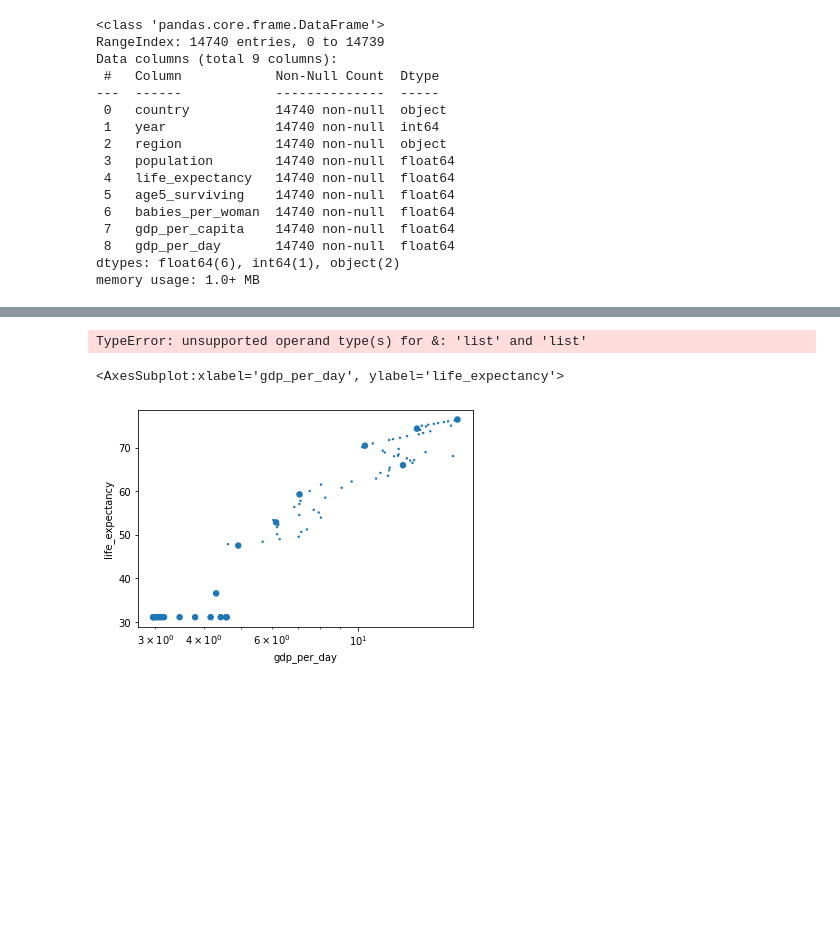
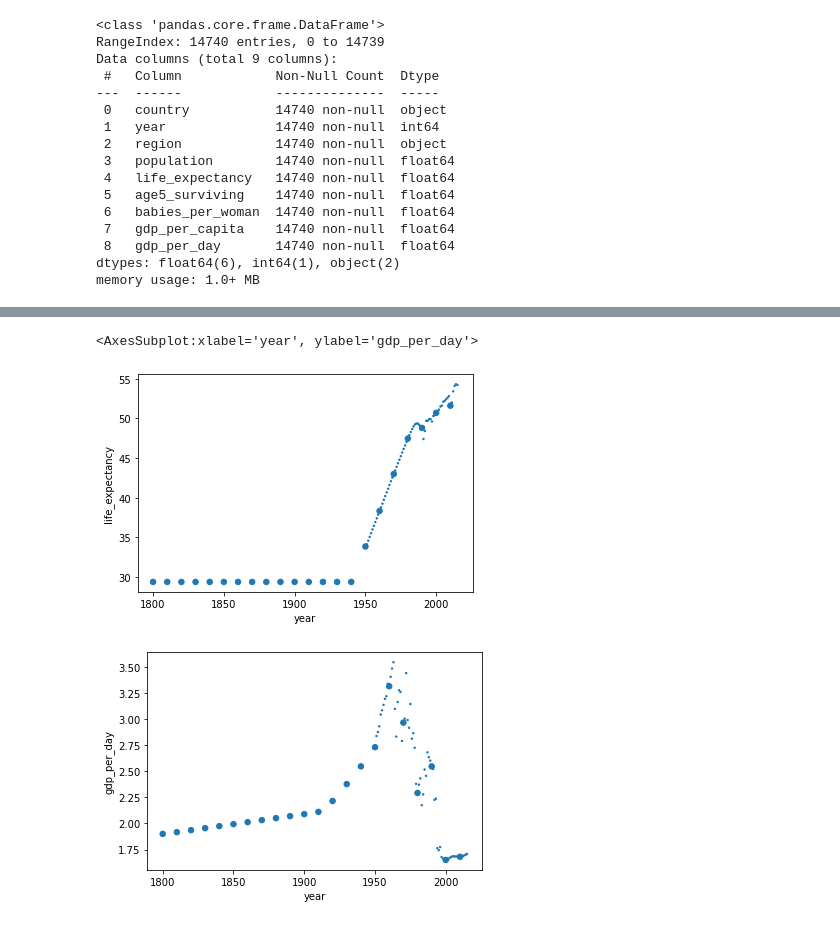
Before and after one commit to ncrasto/Python_Statistics, a Jupyter notebook: Exercise Files/chapter3/03_04/03_04_twovariables_begin.ipynb, the cells around one changed output, grey strips where cells are left out. Drawn from its saved outputs; the diff is of its cells as text; code cells hidden in the pictures; blank space fills up the shorter version.

```diff
--- a/Exercise Files/chapter3/03_04/03_04_twovariables_begin.ipynb
+++ b/Exercise Files/chapter3/03_04/03_04_twovariables_begin.ipynb
@@ -41,18 +54,13 @@ memory usage: 1.0+ MB
 # %%
-Country_data = gapminder[([gapminder['country'] == 'Italy']) & ([gapminder['country'] == 'Syria'])]
+country = gapminder[gapminder['country'] == 'Somalia']
+size = np.where(country['year'] %10 == 0, 30, 2)
+country.plot.scatter('year', 'life_expectancy', s = size)
 
-size = np.where(Country_data['year'] %10 == 0, 30, 2)
-
-Italy.plot.scatter('gdp_per_day', 'life_expectancy', logx= True, s = size)
+country.plot.scatter('year', 'gdp_per_day', s = size)
 # %% [output]
-TypeError: unsupported operand type(s) for &: 'list' and 'list'
+<AxesSubplot:xlabel='year', ylabel='gdp_per_day'>
+[figure, added]
+[figure, added]
-# %%
-Syria = gapminder[gapminder['country'] == 'Syria']
-size = np.where(Syria['year'] %10 == 0, 30, 2)
-Syria.plot.scatter('gdp_per_day', 'life_expectancy', logx= True, s = size)
-# %% [output]
-<AxesSubplot:xlabel='gdp_per_day', ylabel='life_expectancy'>
-[figure, removed]
 # %%
 Syria = gapminder[gapminder['country'] == 'Syria']
 size = np.where(Italy['year'] %10 == 0, 30, 2)
```
Also changed, not shown: parts of 1 cell of this notebook, 1 other file.
